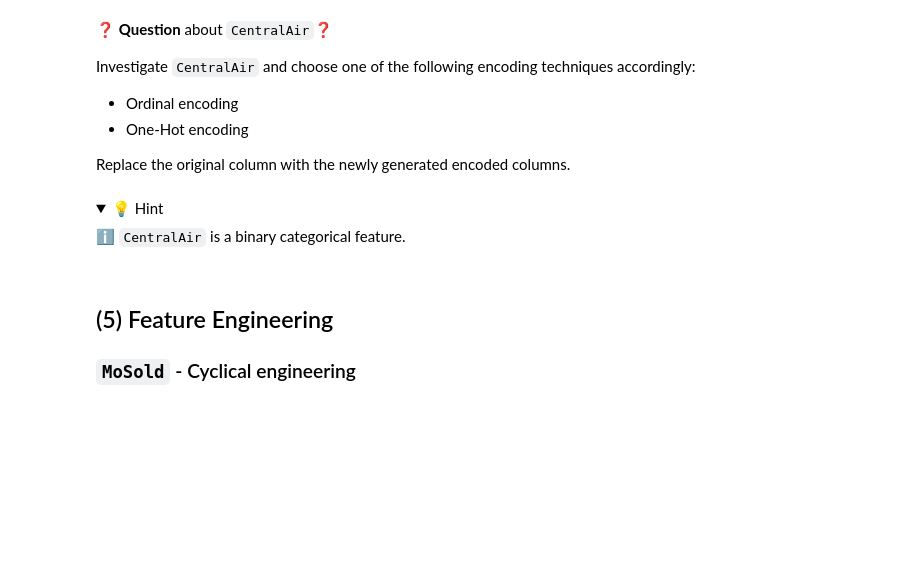
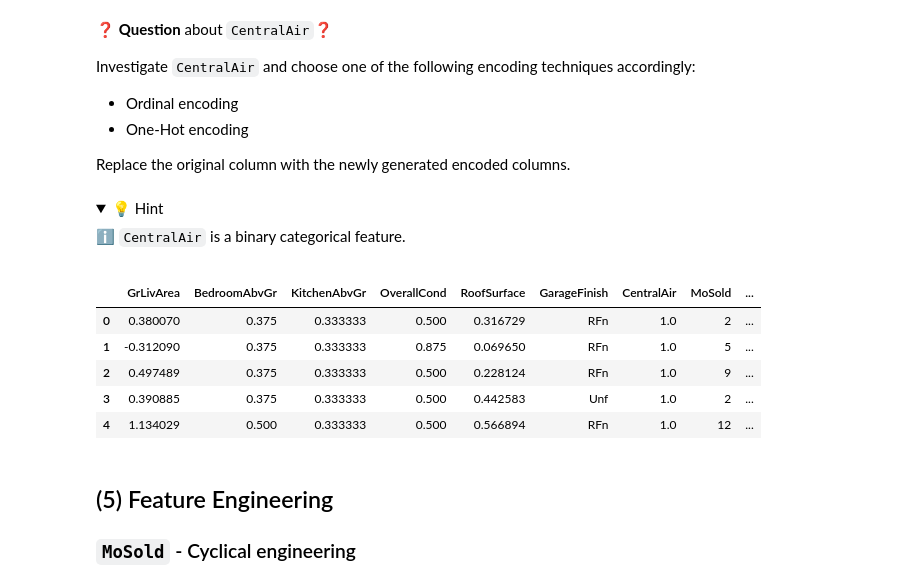
Before and after one commit to gauthieret/data-preprocessing-workflow, a Jupyter notebook: Preprocessing-Workflow.ipynb, the cells around one changed output. Saved outputs shown, nothing was run; the diff lists cells and outputs as text; code cells hidden in the pictures; folded sections open; blank space fills up the shorter version.

```diff
--- a/Preprocessing-Workflow.ipynb
+++ b/Preprocessing-Workflow.ipynb
@@ -463,3 +501,20 @@ Replace the original column with the newly generated encoded columns.
+# %%
+from sklearn.preprocessing import OneHotEncoder
+
+ohe = OneHotEncoder(sparse = False,drop='if_binary', categories=[['N','Y']] )
+
+ohe.fit(data[['CentralAir']])
+
+data['CentralAir'] = ohe.transform(data[['CentralAir']])
+
+data.head()
+# %% [output]
+|  | GrLivArea | BedroomAbvGr | KitchenAbvGr | OverallCond | RoofSurface | GarageFinish | CentralAir | MoSold | ... |
+| 0 | 0.380070 | 0.375 | 0.333333 | 0.500 | 0.316729 | RFn | 1.0 | 2 | ... |
+| 1 | -0.312090 | 0.375 | 0.333333 | 0.875 | 0.069650 | RFn | 1.0 | 5 | ... |
+| 2 | 0.497489 | 0.375 | 0.333333 | 0.500 | 0.228124 | RFn | 1.0 | 9 | ... |
+| 3 | 0.390885 | 0.375 | 0.333333 | 0.500 | 0.442583 | Unf | 1.0 | 2 | ... |
+| 4 | 1.134029 | 0.500 | 0.333333 | 0.500 | 0.566894 | RFn | 1.0 | 12 | ... |
 # %% [markdown]
 ## (5) Feature Engineering
 
```
Also changed, not shown: parts of 11 cells of this notebook, 2 other files.
